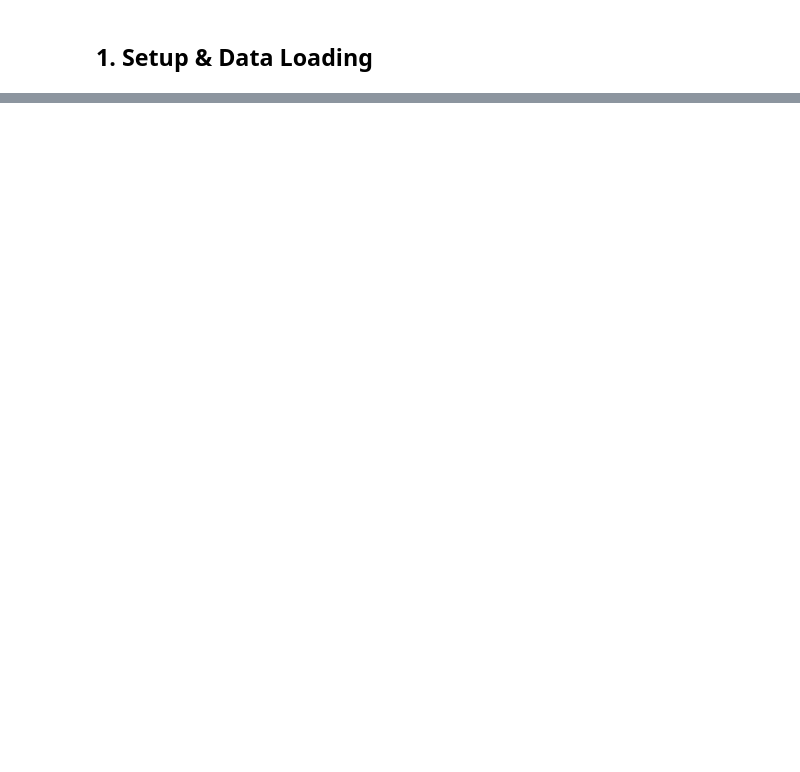
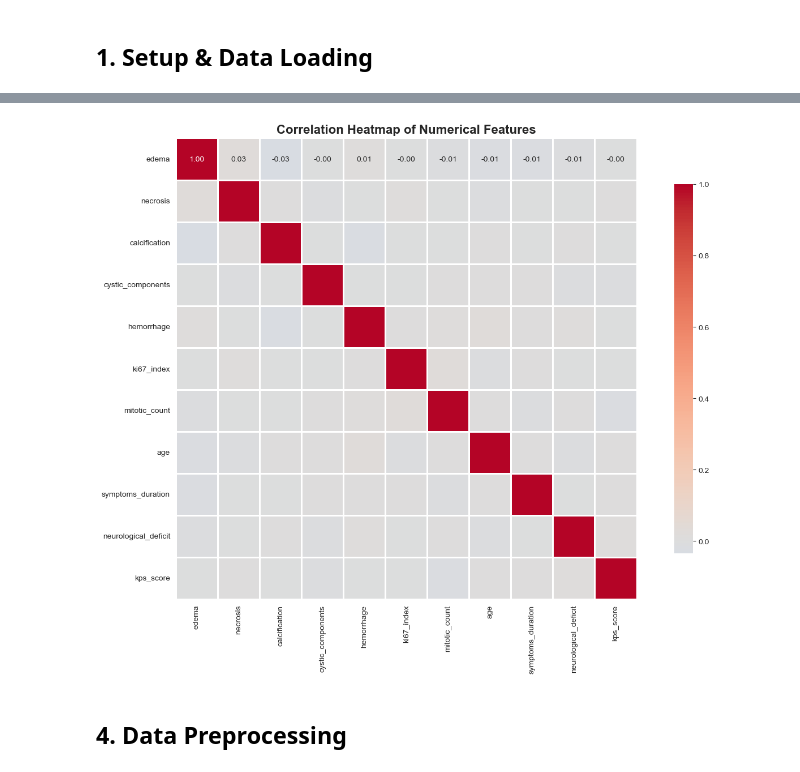
Before and after one commit to WRH-05/ADA, a Jupyter notebook: Brain Tumor Classification/main_clean.ipynb, the cells around one changed output, grey strips where cells are left out. Drawn from its saved outputs; the diff is of its cells as text; code cells hidden in the pictures; blank space fills up the shorter version.

```diff
--- a/Brain Tumor Classification/main_clean.ipynb
+++ b/Brain Tumor Classification/main_clean.ipynb
@@ -392,0 +625,17 @@ print(f"🏆 Kaggle Score: 0.890000")
+# %%
+# Correlation heatmap for numerical features
+numerical_cols = train_df.select_dtypes(include=[np.number]).columns.tolist()
+if 'id' in numerical_cols:
+    numerical_cols.remove('id')
+
+plt.figure(figsize=(14, 10))
+correlation_matrix = train_df[numerical_cols].corr()
+sns.heatmap(correlation_matrix, annot=True, fmt='.2f', cmap='coolwarm', center=0,
+            square=True, linewidths=1, cbar_kws={"shrink": 0.8})
+plt.title('Correlation Heatmap of Numerical Features', fontsize=16, fontweight='bold')
+plt.tight_layout()
+plt.show()
+# %% [output]
+[figure, added]
+# %% [markdown]
+## 4. Data Preprocessing
```
Also changed, not shown: parts of 181 cells of this notebook, 24 other files.
